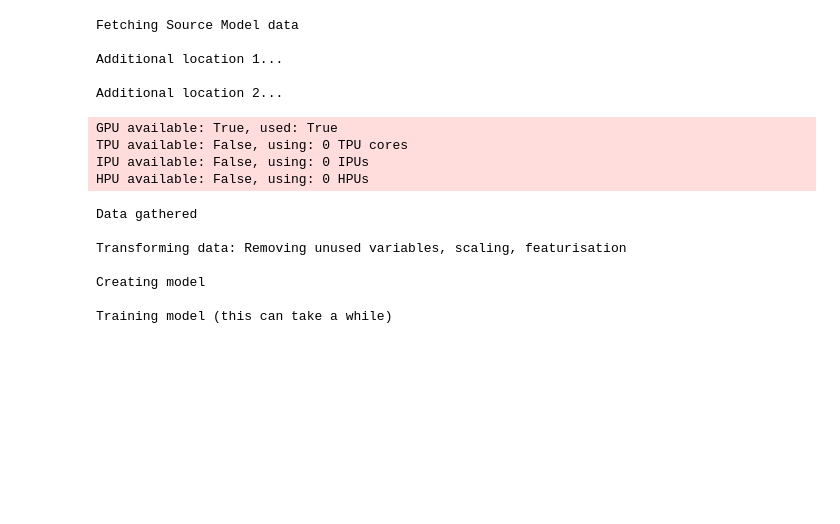
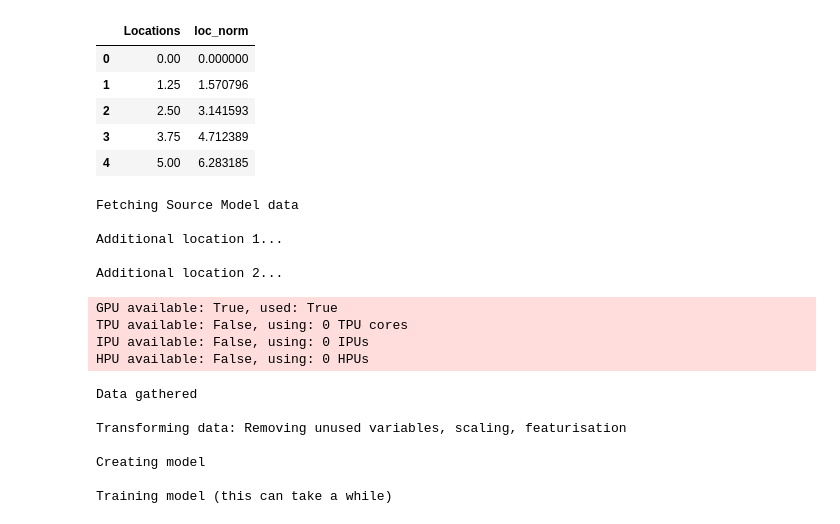
Before and after one commit to Joris-Dprtr/SolNet, a Jupyter notebook: testing.ipynb, the cells around one changed output. Saved outputs shown, nothing was run; the diff lists cells and outputs as text; code cells hidden in the pictures; blank space fills up the shorter version.

```diff
--- a/testing.ipynb
+++ b/testing.ipynb
@@ -1,3 +131,12 @@
+# %%
+test_pd_2
+# %% [output]
+|  | Locations | loc_norm |
+| 0 | 0.00 | 0.000000 |
+| 1 | 1.25 | 1.570796 |
+| 2 | 2.50 | 3.141593 |
+| 3 | 3.75 | 4.712389 |
+| 4 | 5.00 | 6.283185 |
 # %%
 import SolNet
 # %%
```
Also changed, not shown: parts of 30 cells of this notebook, 4 other files.
